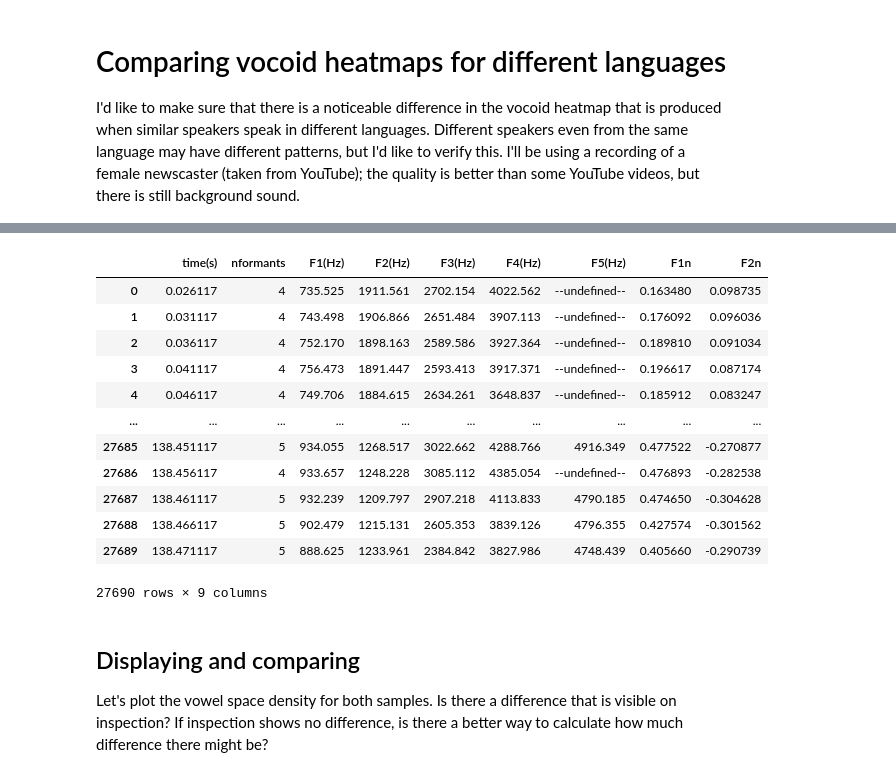
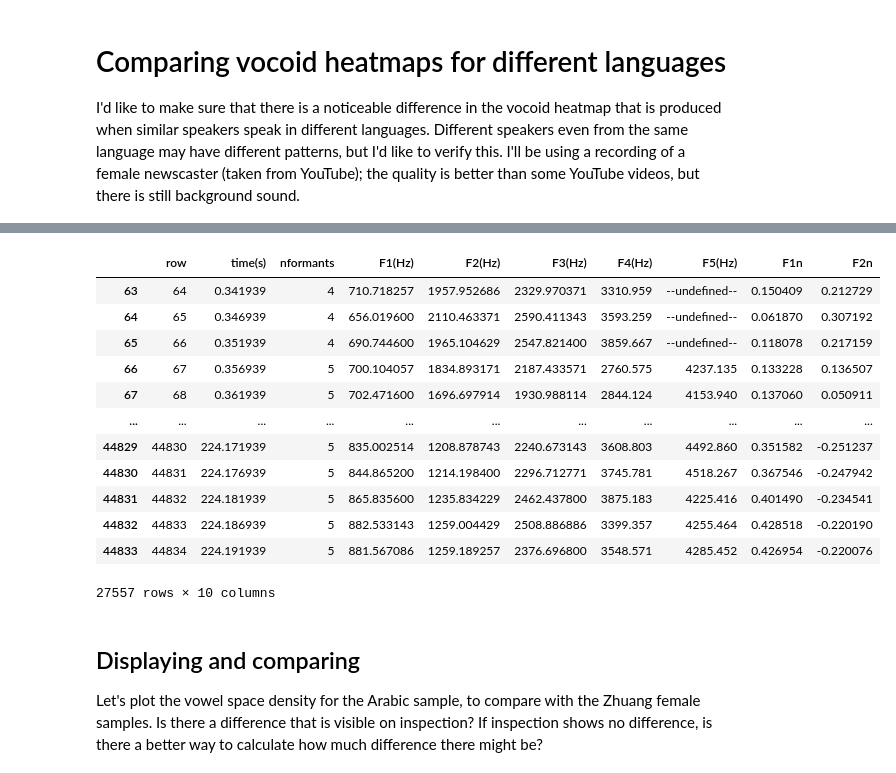
Before and after one commit to euangeleo/vsd-verify, a Jupyter notebook: Q2 - Zhuang female versus Arabic female/Q2 Arabic female speaker to compare with Zhuang.ipynb, the cells around one changed output, grey strips where cells are left out. Cells and saved outputs as stored; diff of their text form; code cells hidden in the pictures.

```diff
--- a/Q2 - Zhuang female versus Arabic female/Q2 Arabic female speaker to compare with Zhuang.ipynb
+++ b/Q2 - Zhuang female versus Arabic female/Q2 Arabic female speaker to compare with Zhuang.ipynb
@@ -45,20 +180,28 @@ https://www.ncbi.nlm.nih.gov/pmc/articles/PMC5724721/
-# %%
-newscast_formants["F1n"], newscast_formants["F2n"] = (newscast_formants["F1(Hz)"] - newscast_formants["F1(Hz)"].median()) / newscast_formants["F1(Hz)"].median(), (newscast_formants["F2(Hz)"] - newscast_formants["F2(Hz)"].median()) / newscast_formants["F2(Hz)"].median()
-newscast_formants
-# %% [output]
-|  | time(s) | nformants | F1(Hz) | F2(Hz) | F3(Hz) | F4(Hz) | F5(Hz) | F1n | F2n |
-| 0 | 0.026117 | 4 | 735.525 | 1911.561 | 2702.154 | 4022.562 | --undefined-- | 0.163480 | 0.098735 |
-| 1 | 0.031117 | 4 | 743.498 | 1906.866 | 2651.484 | 3907.113 | --undefined-- | 0.176092 | 0.096036 |
-| 2 | 0.036117 | 4 | 752.170 | 1898.163 | 2589.586 | 3927.364 | --undefined-- | 0.189810 | 0.091034 |
-| 3 | 0.041117 | 4 | 756.473 | 1891.447 | 2593.413 | 3917.371 | --undefined-- | 0.196617 | 0.087174 |
-| 4 | 0.046117 | 4 | 749.706 | 1884.615 | 2634.261 | 3648.837 | --undefined-- | 0.185912 | 0.083247 |
-| ... | ... | ... | ... | ... | ... | ... | ... | ... | ... |
-| 27685 | 138.451117 | 5 | 934.055 | 1268.517 | 3022.662 | 4288.766 | 4916.349 | 0.477522 | -0.270877 |
-| 27686 | 138.456117 | 4 | 933.657 | 1248.228 | 3085.112 | 4385.054 | --undefined-- | 0.476893 | -0.282538 |
-| 27687 | 138.461117 | 5 | 932.239 | 1209.797 | 2907.218 | 4113.833 | 4790.185 | 0.474650 | -0.304628 |
-| 27688 | 138.466117 | 5 | 902.479 | 1215.131 | 2605.353 | 3839.126 | 4796.355 | 0.427574 | -0.301562 |
-| 27689 | 138.471117 | 5 | 888.625 | 1233.961 | 2384.842 | 3827.986 | 4748.439 | 0.405660 | -0.290739 |
-27690 rows × 9 columns
+# %%
+# File is the audio from a YouTube newscast of a female Arabic speaker
+path = "newscaster-female-test.wav"
+
+file_title = 'Arabic-newscast-female'
+
+newscast_formants = get_formants(path, "female")
+
+newscast_formants["F1n"] = normalize(newscast_formants["F1(Hz)"])
+newscast_formants["F2n"] = normalize(newscast_formants["F2(Hz)"])
+newscast_formants
+# %% [output]
+|  | row | time(s) | nformants | F1(Hz) | F2(Hz) | F3(Hz) | F4(Hz) | F5(Hz) | F1n | F2n |
+| 63 | 64 | 0.341939 | 4 | 710.718257 | 1957.952686 | 2329.970371 | 3310.959 | --undefined-- | 0.150409 | 0.212729 |
+| 64 | 65 | 0.346939 | 4 | 656.019600 | 2110.463371 | 2590.411343 | 3593.259 | --undefined-- | 0.061870 | 0.307192 |
+| 65 | 66 | 0.351939 | 4 | 690.744600 | 1965.104629 | 2547.821400 | 3859.667 | --undefined-- | 0.118078 | 0.217159 |
+| 66 | 67 | 0.356939 | 5 | 700.104057 | 1834.893171 | 2187.433571 | 2760.575 | 4237.135 | 0.133228 | 0.136507 |
+| 67 | 68 | 0.361939 | 5 | 702.471600 | 1696.697914 | 1930.988114 | 2844.124 | 4153.940 | 0.137060 | 0.050911 |
+| ... | ... | ... | ... | ... | ... | ... | ... | ... | ... | ... |
+| 44829 | 44830 | 224.171939 | 5 | 835.002514 | 1208.878743 | 2240.673143 | 3608.803 | 4492.860 | 0.351582 | -0.251237 |
+| 44830 | 44831 | 224.176939 | 5 | 844.865200 | 1214.198400 | 2296.712771 | 3745.781 | 4518.267 | 0.367546 | -0.247942 |
+| 44831 | 44832 | 224.181939 | 5 | 865.835600 | 1235.834229 | 2462.437800 | 3875.183 | 4225.416 | 0.401490 | -0.234541 |
+| 44832 | 44833 | 224.186939 | 5 | 882.533143 | 1259.004429 | 2508.886886 | 3399.357 | 4255.464 | 0.428518 | -0.220190 |
+| 44833 | 44834 | 224.191939 | 5 | 881.567086 | 1259.189257 | 2376.696800 | 3548.571 | 4285.452 | 0.426954 | -0.220076 |
+27557 rows × 10 columns
 # %% [markdown]
 <h2>Displaying and comparing</h2>
-Let's plot the vowel space density for both samples. Is there a difference that is visible on inspection? If inspection shows no difference, is there a better way to calculate how much difference there might be?
+Let's plot the vowel space density for the Arabic sample, to compare with the Zhuang female samples. Is there a difference that is visible on inspection? If inspection shows no difference, is there a better way to calculate how much difference there might be?
```
Also changed, not shown: parts of 24 cells of this notebook, 2 other files.
